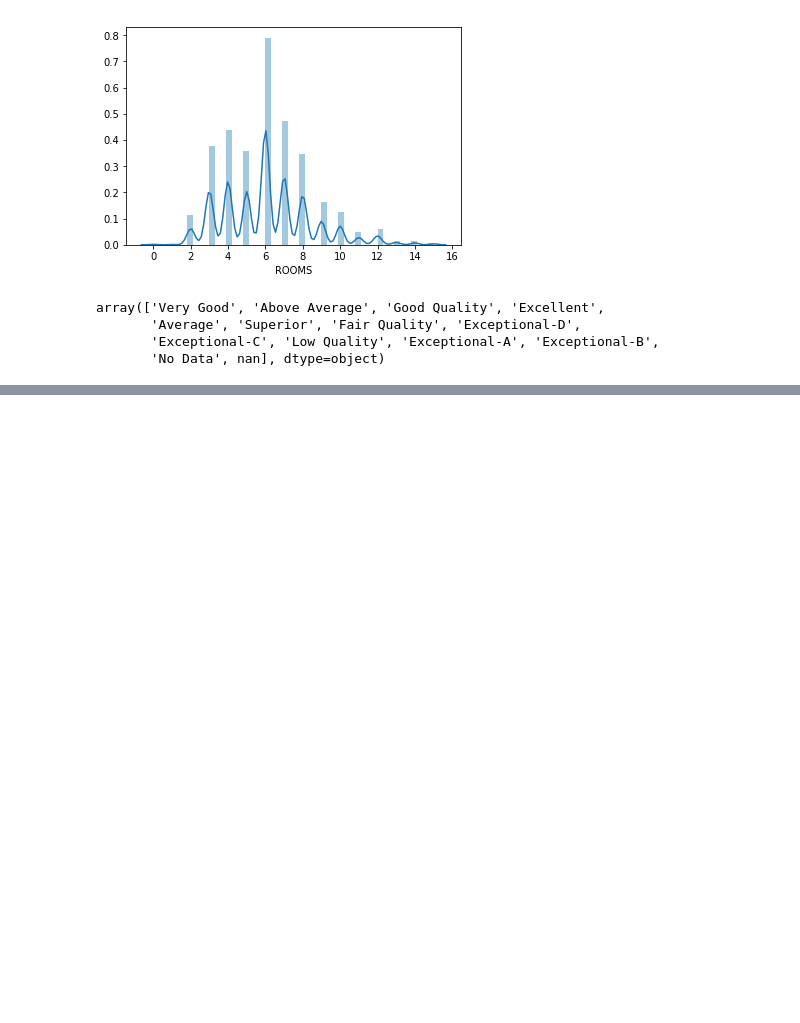
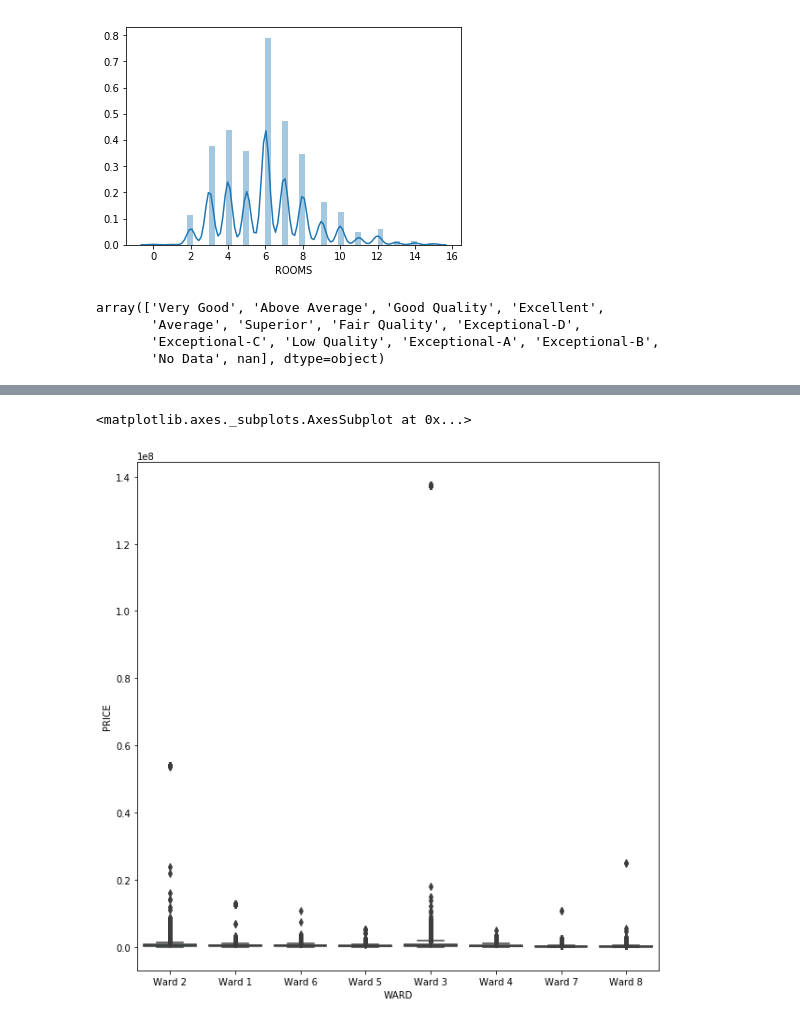
Before and after one commit to hkashiwase/dabc_project2, a Jupyter notebook: project2_module4_final.ipynb, the cells around one changed output, grey strips where cells are left out. Saved outputs shown, nothing was run; the diff lists cells and outputs as text; code cells hidden in the pictures; blank space fills up the shorter version.

```diff
--- a/project2_module4_final.ipynb
+++ b/project2_module4_final.ipynb
@@ -119,0 +104,9 @@ Text(0.5, 1.0, 'Frequency by level of grade in DC properties')
+# %%
+#chart 4: box plot 1
+df4=df.loc[:,['WARD','PRICE']]
+# %%
+plt.subplots(figsize=(10,10))
+sns.boxplot(x='WARD',y='PRICE', data=df4)
+# %% [output]
+<matplotlib.axes._subplots.AxesSubplot at 0x...>
+[figure, added]
```
Also changed, not shown: parts of 4 cells of this notebook.
